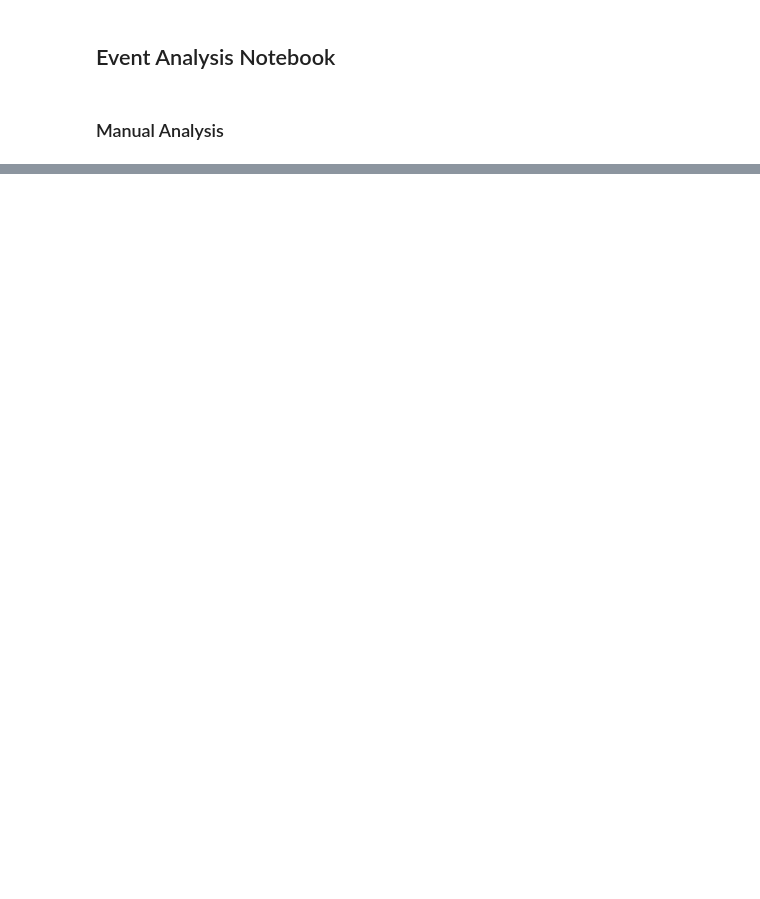
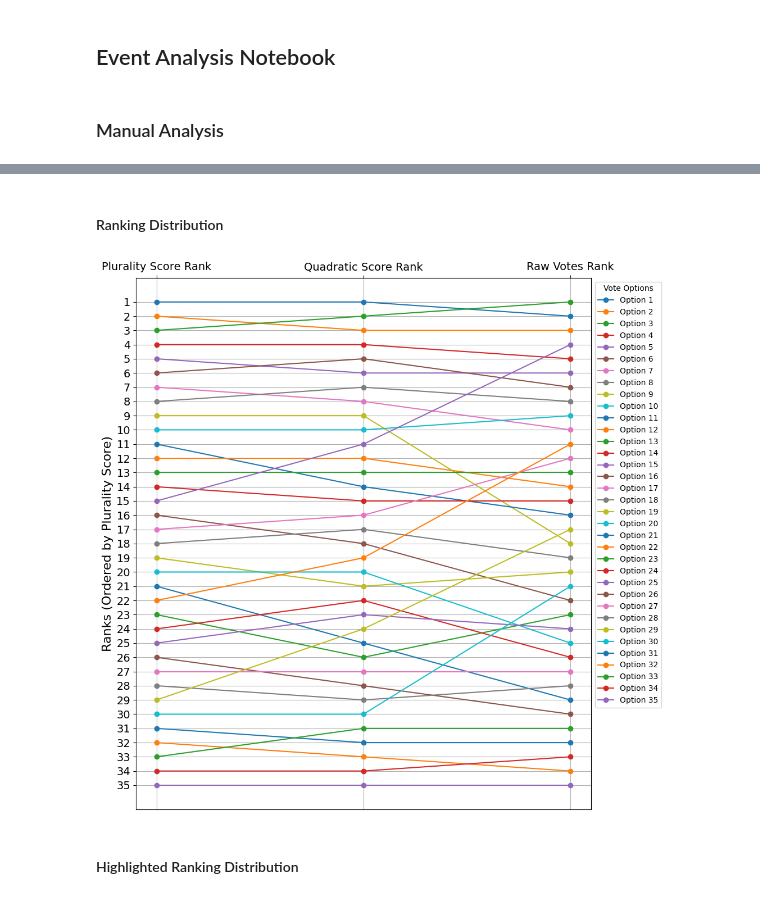
Before and after one commit to lexicongovernance/gov-research, a Jupyter notebook: berlin-analysis/analysis.ipynb, the cells around one changed output, grey strips where cells are left out. Saved outputs shown, nothing was run; the diff lists cells and outputs as text; code cells hidden in the pictures; blank space fills up the shorter version.

```diff
--- a/berlin-analysis/analysis.ipynb
+++ b/berlin-analysis/analysis.ipynb
@@ -90,0 +106,44 @@ sorted_results_dict = dict(sorted(results_dict.items(), key=lambda item: item[1]
+# %% [markdown]
+#### Ranking Distribution
+# %%
+# Define the categories and custom labels for the x-axis
+categories = ['pluralityScore', 'quadraticScore', 'totalRawVotes']
+custom_labels = ['Plurality Score Rank', 'Quadratic Score Rank', 'Raw Votes Rank']
+
+# Get the number of options
+num_options = len(sorted_results_dict_with_ranks)
+
+# Get a list of distinct colors
+colors = list(TABLEAU_COLORS.values())
+
+# Ensure enough colors for all options, if not, repeat the colors
+while len(colors) < num_options:
+    colors.extend(colors)
+# %%
+# Bump Chart
+plt.figure(figsize=(10, 10))
+
+for i, (option, option_data) in enumerate(sorted_results_dict_with_ranks.items()):
+    ranks = [option_data[category]['rank'] for category in categories]
+    plt.plot(categories, ranks, marker='o', label=f'Option {i+1}', color=colors[i])
+
+plt.gca().invert_yaxis()
+plt.yticks(range(1, max(ranks) + 1))
+plt.legend(loc='upper left', bbox_to_anchor=(1, 1), title='Vote Options')
+plt.grid(True)
+plt.gca().xaxis.tick_top()
+plt.gca().set_xticks(range(len(categories)))
+plt.gca().set_xticklabels(custom_labels)
+plt.tight_layout()
+plt.gca().tick_params(axis='y', labelsize=14)
+plt.gca().tick_params(axis='x', labelsize=14)
+plt.xlabel('', fontsize=16)
+plt.ylabel('Ranks (Ordered by Plurality Score)', fontsize=16)
+plt.title('', fontsize=16)
+
+# Save the plot as a PNG file
+plt.savefig('plots-and-tables/bump_chart.png')
+# %% [output]
+[figure, added]
+# %% [markdown]
+#### Highlighted Ranking Distribution
```
Also changed, not shown: parts of 17 cells of this notebook, 2 other files.
